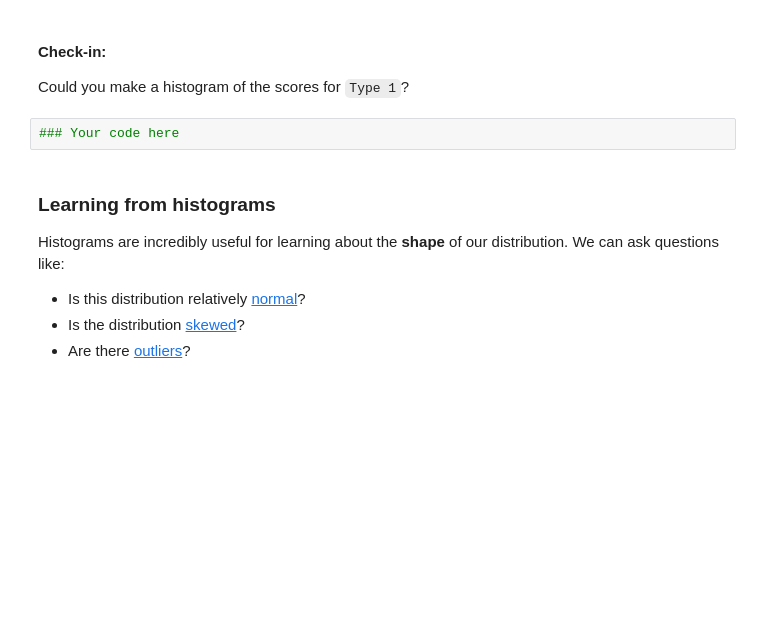
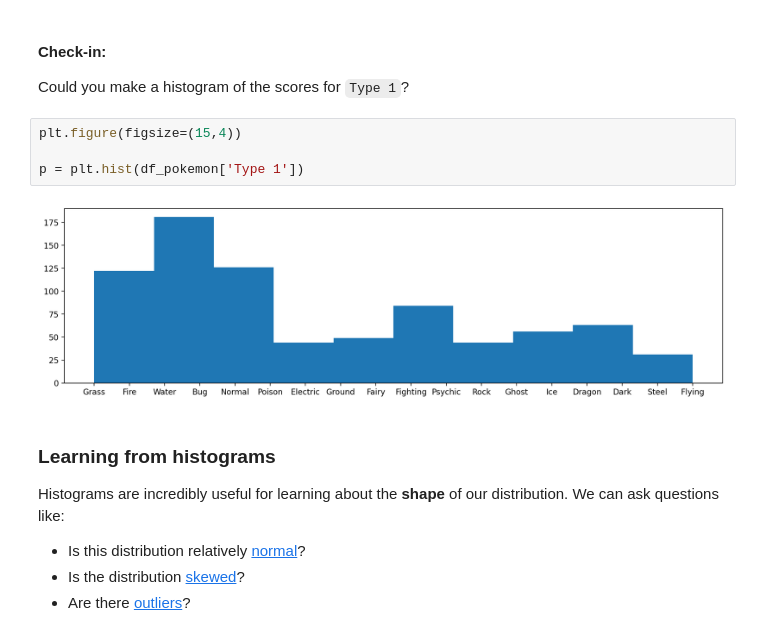
Before and after one commit to Architektury/pandas_exercises, a Jupyter notebook: Exercise5.ipynb, the cells around one changed output. Drawn from its saved outputs; the diff is of its cells as text; blank space fills up the shorter version.

```diff
--- a/Exercise5.ipynb
+++ b/Exercise5.ipynb
@@ -174,7 +174,11 @@ p = plt.hist(df_pokemon['Defense'], alpha = .6)
 
 Could you make a histogram of the scores for `Type 1`?
 # %%
-### Your code here
+plt.figure(figsize=(15,4))
+
+p = plt.hist(df_pokemon['Type 1'])
+# %% [output]
+[figure, added]
 # %% [markdown]
 ### Learning from histograms
 
```
Also changed, not shown: parts of 5 cells of this notebook.
